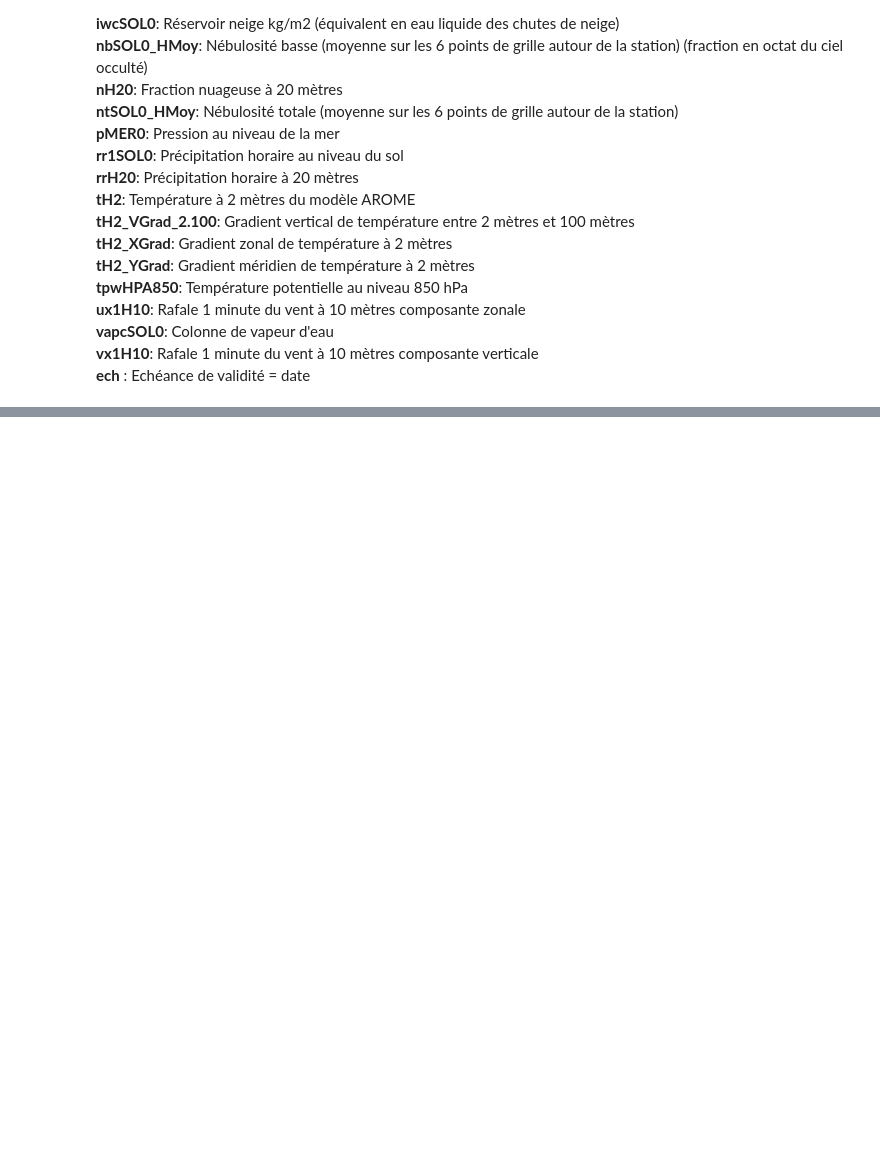
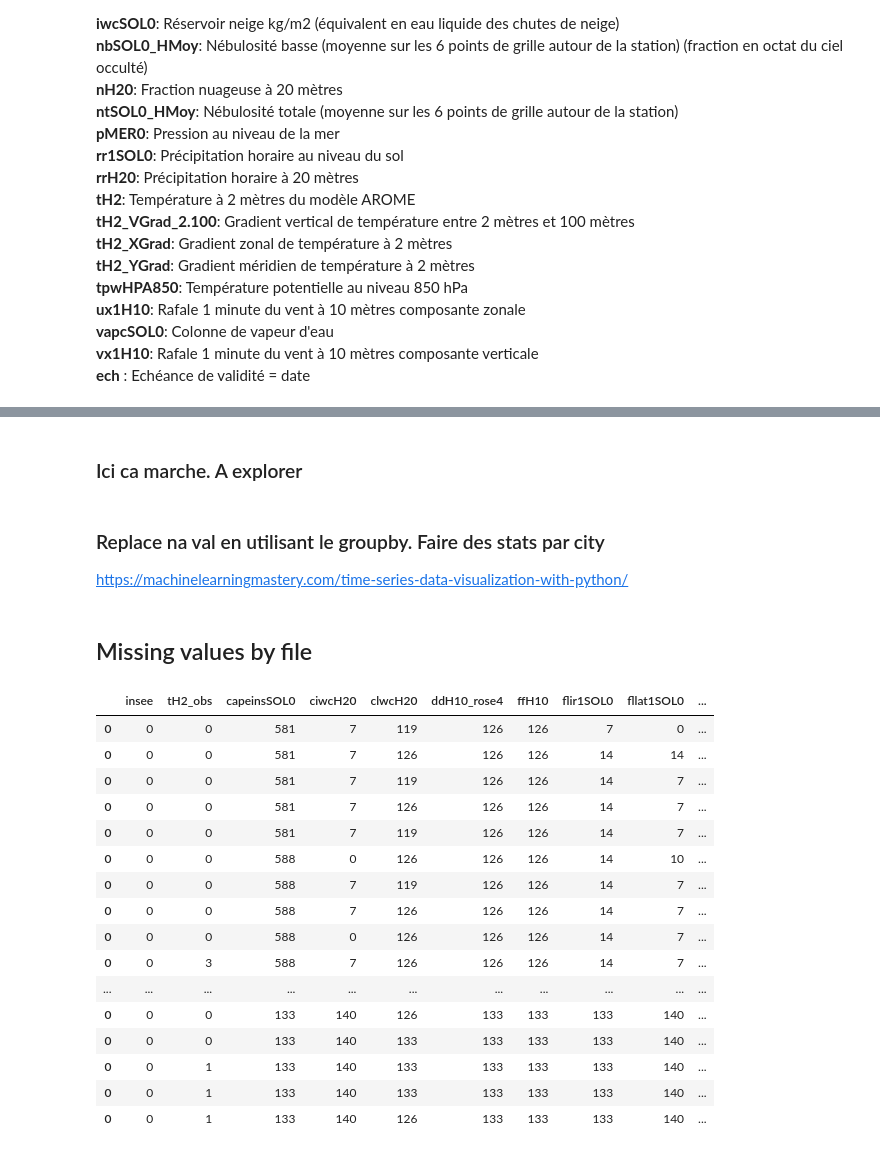
Before and after one commit to gregnh/bdc, a Jupyter notebook: notebook/03-12-2017-gn-data-explo.ipynb, the cells around one changed output, grey strips where cells are left out. Cells and saved outputs as stored; diff of their text form; code cells hidden in the pictures; blank space fills up the shorter version.

```diff
--- a/notebook/03-12-2017-gn-data-explo.ipynb
+++ b/notebook/03-12-2017-gn-data-explo.ipynb
@@ -80,0 +112,3 @@ train.describe(include='all')
+# %%
+for i in np.where(train.isnull().sum() == 7)[0]:
+    print(np.where(np.asanyarray(pd.isnull(train.iloc[:,i]))))
@@ -80,0 +163,5 @@ train.describe(include='all')
+# %%
+for i in range(1,8):
+    print(train.index[539-7*i],
+          ' - capeinsSOL0 val : {} for station {}'.format(train.capeinsSOL0[539-7*i], train.insee[539-7*i]))
+print('interpolate : {}'.format(train.capeinsSOL0.interpolate()[539]))
@@ -80,0 +177,3 @@ train.describe(include='all')
+# %%
+for i in range(1,25):
+    print(train.capeinsSOL0[539+7*i])
@@ -80,0 +200,7 @@ train.describe(include='all')
+# %%
+for i in range(1,5):
+    print(train.index[4627-7*i],
+          ' - flir1SOL0 val : {} for station {}'.format(train.flir1SOL0[4627-7*i], train.insee[4627-7*i]))
+print('interpolate : {}'.format(train.flir1SOL0.interpolate()[4627]))
+for i in range(1,5):
+    print(train.flir1SOL0[4627+7*i])
@@ -80,0 +217,6 @@ train.describe(include='all')
+# %% [markdown]
+### Ici ca marche. A explorer
+# %% [markdown]
+### Replace na val en utilisant le groupby. Faire des stats par city
+
+https://machinelearningmastery.com/time-series-data-visualization-with-python/
@@ -80,0 +227,28 @@ train.describe(include='all')
+# %% [markdown]
+## Missing values by file
+# %%
+df_miss_val = pd.DataFrame(columns=train.columns)
+for i in range(1,37):
+    tmp =pd.read_csv(data_path + 'train_' + str(i) + '.csv',
+                     header=0, delimiter=";",decimal=',',
+                     parse_dates=['date'], index_col='date')
+    df_miss_val = pd.concat([df_miss_val, pd.DataFrame(tmp.isnull().sum()).T], axis=0 )
+df_miss_val
+# %% [output]
+|  | insee | tH2_obs | capeinsSOL0 | ciwcH20 | clwcH20 | ddH10_rose4 | ffH10 | flir1SOL0 | fllat1SOL0 | ... |
+| 0 | 0 | 0 | 581 | 7 | 119 | 126 | 126 | 7 | 0 | ... |
+| 0 | 0 | 0 | 581 | 7 | 126 | 126 | 126 | 14 | 14 | ... |
+| 0 | 0 | 0 | 581 | 7 | 119 | 126 | 126 | 14 | 7 | ... |
+| 0 | 0 | 0 | 581 | 7 | 126 | 126 | 126 | 14 | 7 | ... |
+| 0 | 0 | 0 | 581 | 7 | 119 | 126 | 126 | 14 | 7 | ... |
+| 0 | 0 | 0 | 588 | 0 | 126 | 126 | 126 | 14 | 10 | ... |
+| 0 | 0 | 0 | 588 | 7 | 119 | 126 | 126 | 14 | 7 | ... |
+| 0 | 0 | 0 | 588 | 7 | 126 | 126 | 126 | 14 | 7 | ... |
+| 0 | 0 | 0 | 588 | 0 | 126 | 126 | 126 | 14 | 7 | ... |
+| 0 | 0 | 3 | 588 | 7 | 126 | 126 | 126 | 14 | 7 | ... |
+| ... | ... | ... | ... | ... | ... | ... | ... | ... | ... | ... |
+| 0 | 0 | 0 | 133 | 140 | 126 | 133 | 133 | 133 | 140 | ... |
+| 0 | 0 | 0 | 133 | 140 | 133 | 133 | 133 | 133 | 140 | ... |
+| 0 | 0 | 1 | 133 | 140 | 133 | 133 | 133 | 133 | 140 | ... |
+| 0 | 0 | 1 | 133 | 140 | 133 | 133 | 133 | 133 | 140 | ... |
+| 0 | 0 | 1 | 133 | 140 | 126 | 133 | 133 | 133 | 140 | ... |
```
Also changed, not shown: parts of 26 cells of this notebook, 8 other files.
